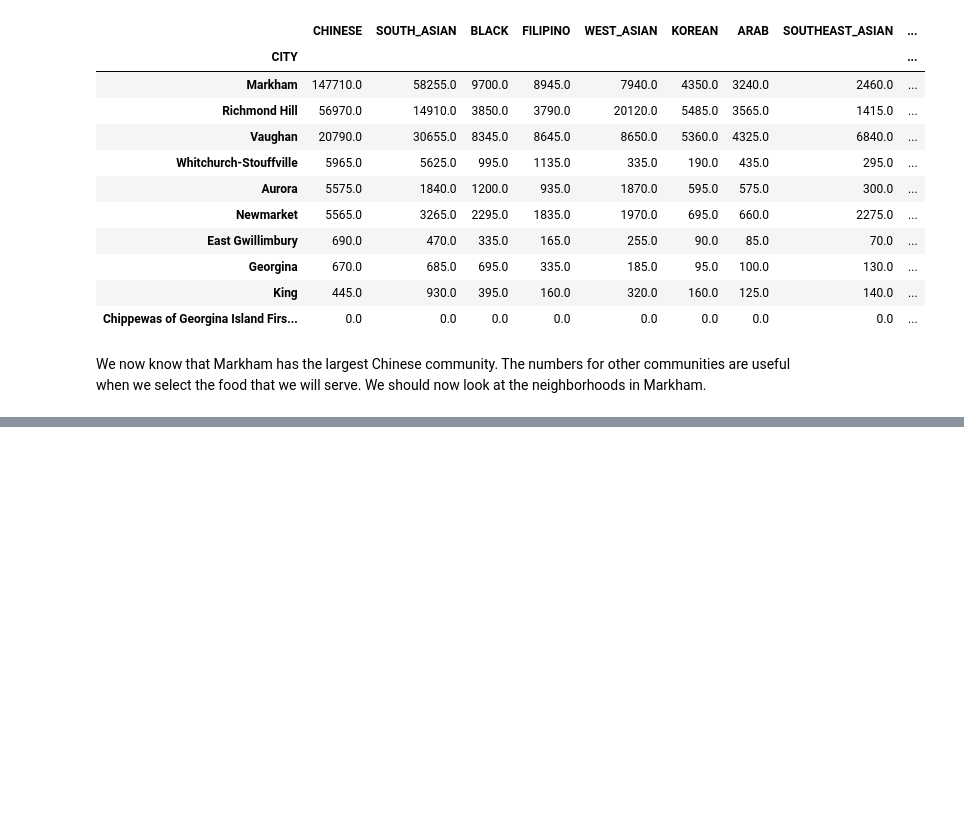
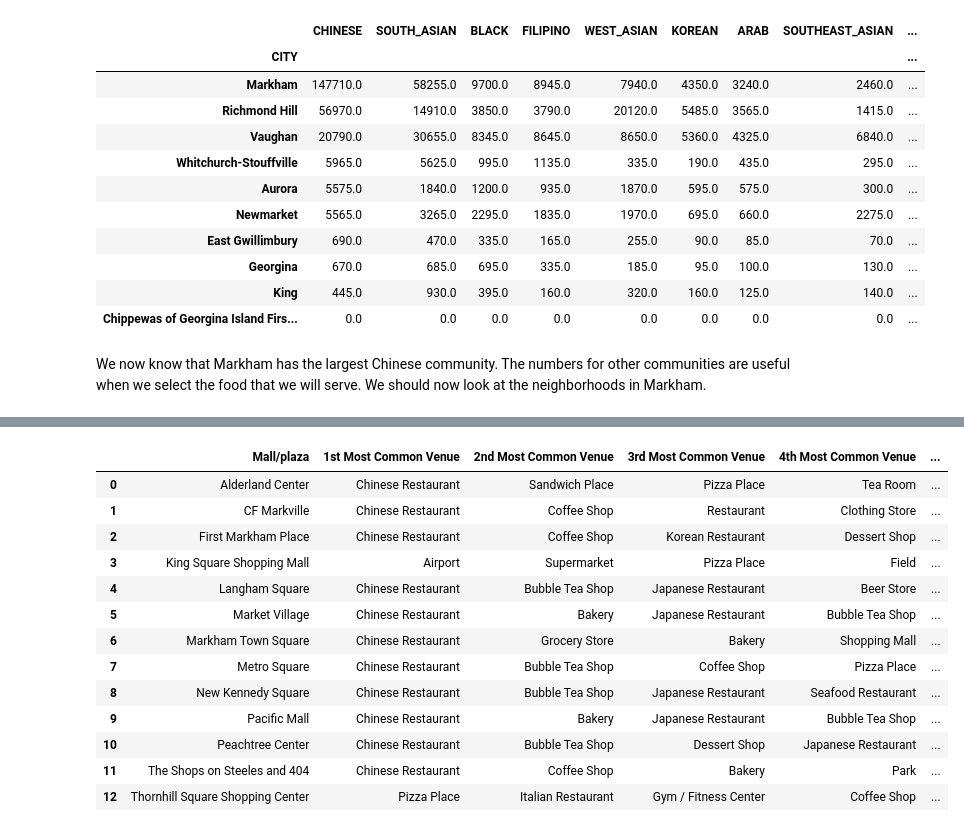
Before and after one commit to kunzaizhao/Coursera_Capstone, a Jupyter notebook: Battle_of_Neighborhoods_project.ipynb, the cells around one changed output, grey strips where cells are left out. Saved outputs shown, nothing was run; the diff lists cells and outputs as text; code cells hidden in the pictures; blank space fills up the shorter version.

```diff
--- a/Battle_of_Neighborhoods_project.ipynb
+++ b/Battle_of_Neighborhoods_project.ipynb
@@ -5,6 +43,8 @@ This notebook has the code for the final project.
 # %%
 import numpy as np
 import pandas as pd
+pd.set_option('display.max_rows', 101)
+pd.set_option('display.max_columns', None)
 
 !pip install geopy
 from geopy.geocoders import Nominatim # convert an address into latitude and longitude values
@@ -17,7 +57,7 @@ import matplotlib.cm as cm
 import matplotlib.colors as colors
 
 # import k-means from clustering stage
-from sklearn.cluster import KMeans
+from sklearn.cluster import AgglomerativeClustering
 
 !pip install folium
 import folium # map rendering library
@@ -381,0 +555,37 @@ markham_east
+# %%
+# return a dataframe showing the top 15 most common venues categories
+num_top_venues = 15
+
+indicators = ['st', 'nd', 'rd']
+
+# create columns according to number of top venues
+columns = ['Mall/plaza']
+for ind in np.arange(num_top_venues):
+    try:
+        columns.append('{}{} Most Common Venue'.format(ind+1, indicators[ind]))
+    except:
+        columns.append('{}th Most Common Venue'.format(ind+1))
+
+# create a new dataframe
+venues_ranked = pd.DataFrame(columns = columns)
+venues_ranked['Mall/plaza'] = markham_grouped['Mall/plaza']
+
+for ind in np.arange(markham_grouped.shape[0]):
+    venues_ranked.iloc[ind, 1:] = return_most_common_venues(markham_grouped.iloc[ind, :], num_top_venues)
+
+venues_ranked
+# %% [output]
+|  | Mall/plaza | 1st Most Common Venue | 2nd Most Common Venue | 3rd Most Common Venue | 4th Most Common Venue | ... |
+| 0 | Alderland Center | Chinese Restaurant | Sandwich Place | Pizza Place | Tea Room | ... |
+| 1 | CF Markville | Chinese Restaurant | Coffee Shop | Restaurant | Clothing Store | ... |
+| 2 | First Markham Place | Chinese Restaurant | Coffee Shop | Korean Restaurant | Dessert Shop | ... |
+| 3 | King Square Shopping Mall | Airport | Supermarket | Pizza Place | Field | ... |
+| 4 | Langham Square | Chinese Restaurant | Bubble Tea Shop | Japanese Restaurant | Beer Store | ... |
+| 5 | Market Village | Chinese Restaurant | Bakery | Japanese Restaurant | Bubble Tea Shop | ... |
+| 6 | Markham Town Square | Chinese Restaurant | Grocery Store | Bakery | Shopping Mall | ... |
+| 7 | Metro Square | Chinese Restaurant | Bubble Tea Shop | Coffee Shop | Pizza Place | ... |
+| 8 | New Kennedy Square | Chinese Restaurant | Bubble Tea Shop | Japanese Restaurant | Seafood Restaurant | ... |
+| 9 | Pacific Mall | Chinese Restaurant | Bakery | Japanese Restaurant | Bubble Tea Shop | ... |
+| 10 | Peachtree Center | Chinese Restaurant | Bubble Tea Shop | Dessert Shop | Japanese Restaurant | ... |
+| 11 | The Shops on Steeles and 404 | Chinese Restaurant | Coffee Shop | Bakery | Park | ... |
+| 12 | Thornhill Square Shopping Center | Pizza Place | Italian Restaurant | Gym / Fitness Center | Coffee Shop | ... |
```
Also changed, not shown: parts of 67 cells of this notebook.
